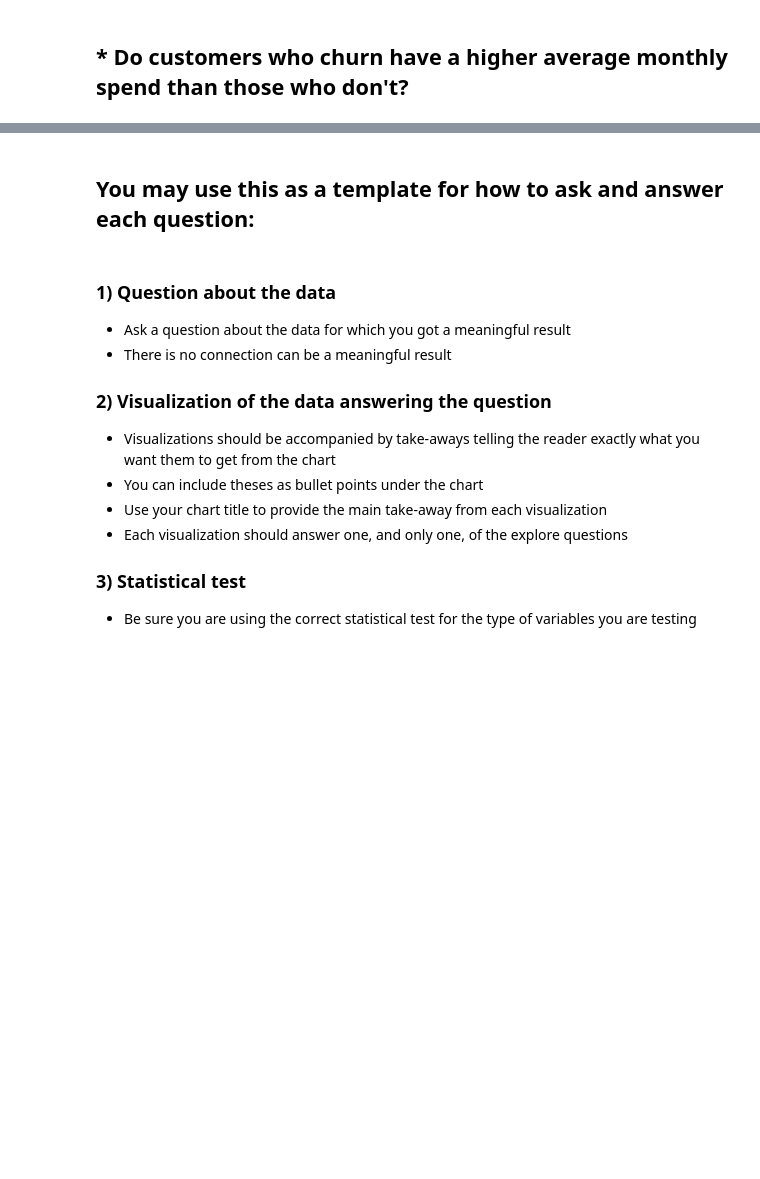
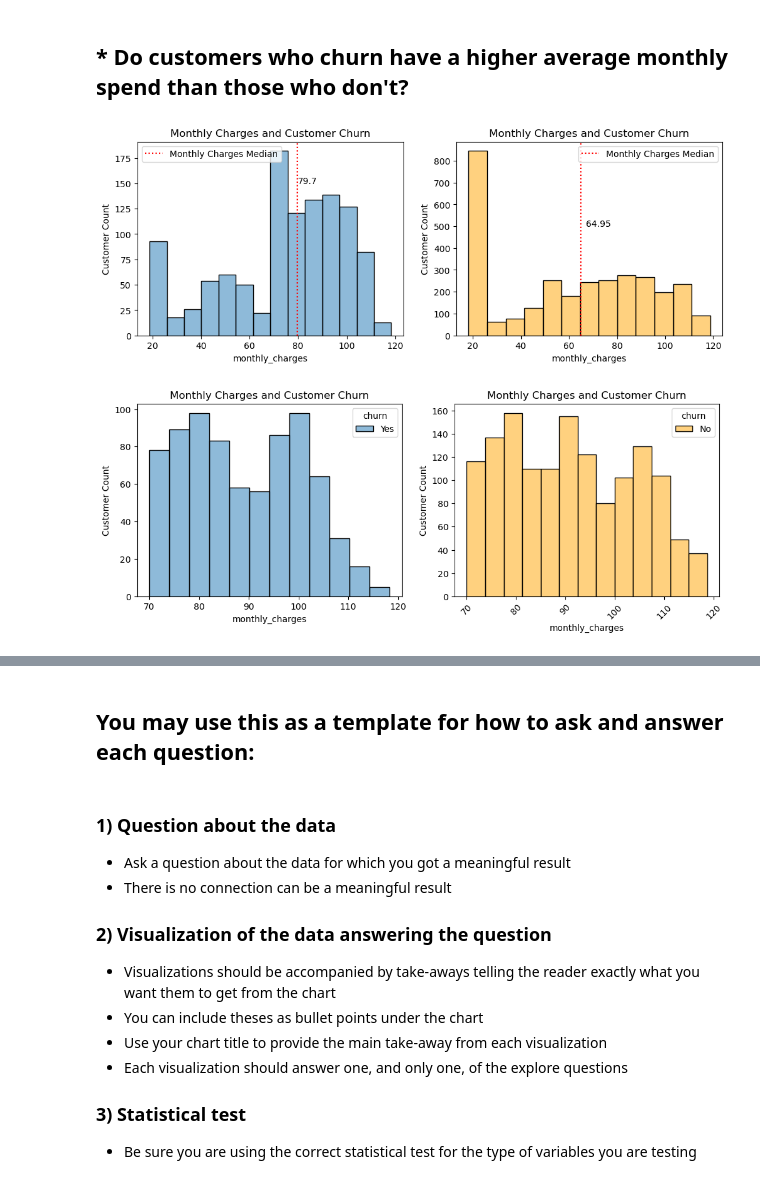
Before and after one commit to mannievilla/Project-Feel-the-Churn, a Jupyter notebook: Final_Report.ipynb, the cells around one changed output, grey strips where cells are left out. Cells and saved outputs as stored; diff of their text form; code cells hidden in the pictures; blank space fills up the shorter version.

```diff
--- a/Final_Report.ipynb
+++ b/Final_Report.ipynb
@@ -137,2 +120,7 @@ payment_v_churn()
 # %% [markdown]
 ## * Do customers who churn have a higher average monthly spend than those who don't?
+# %%
+monthly_v_churn()
+# %% [output]
+[figure, added]
+[figure, added]
```
Also changed, not shown: parts of 43 cells of this notebook, 2 other files.
